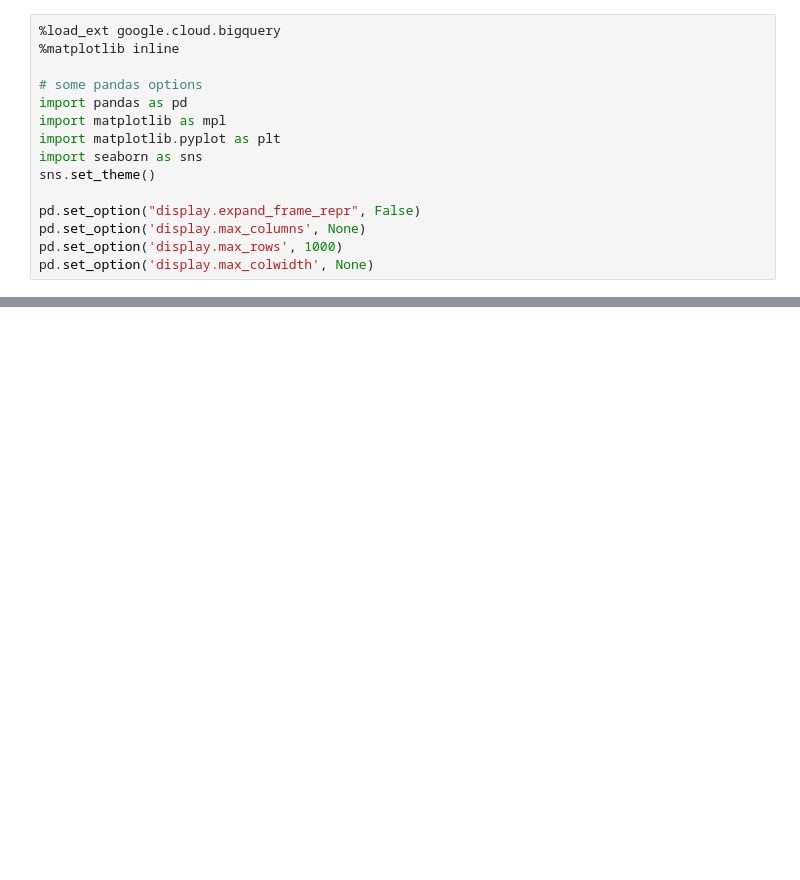
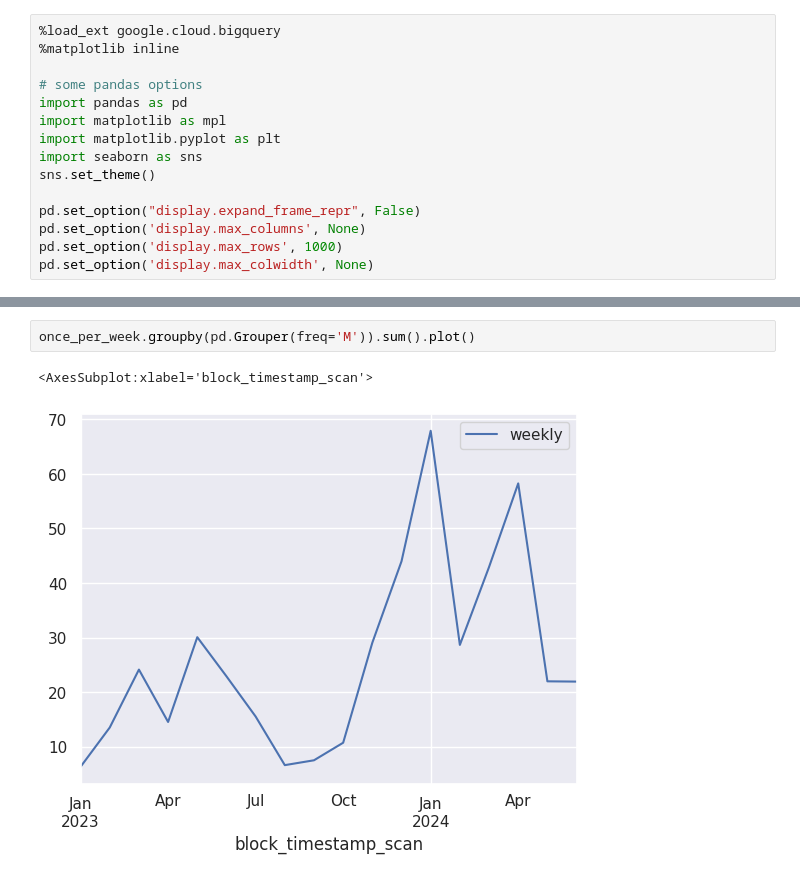
Before and after one commit to josibake/bitcoin-data-analysis, a Jupyter notebook: notebooks/silent-payments-light-client-data.ipynb, the cells around one changed output, grey strips where cells are left out. Cells and saved outputs as stored; diff of their text form; blank space fills up the shorter version.

```diff
--- a/notebooks/silent-payments-light-client-data.ipynb
+++ b/notebooks/silent-payments-light-client-data.ipynb
@@ -148,0 +167,5 @@ Text(0.5, 1.0, 'Scan data downloaded (MBs per month)')
+# %%
+once_per_week.groupby(pd.Grouper(freq='M')).sum().plot()
+# %% [output]
+<AxesSubplot:xlabel='block_timestamp_scan'>
+[figure, added]
```
Also changed, not shown: parts of 21 cells of this notebook.
